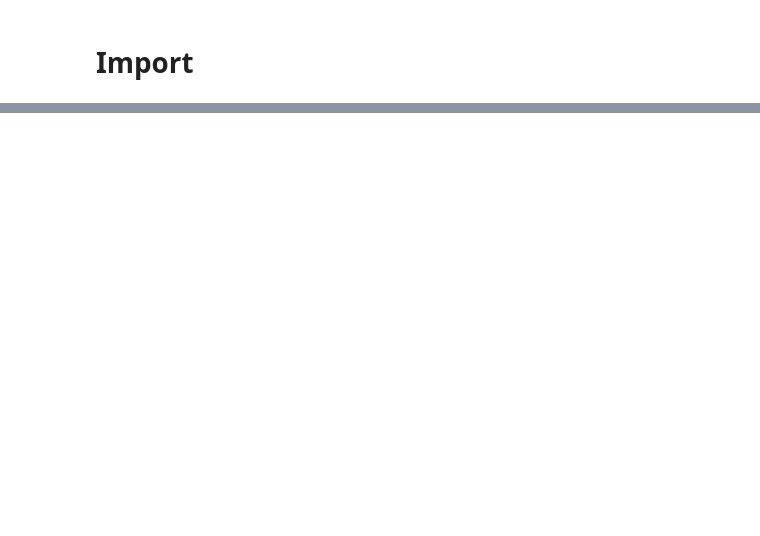
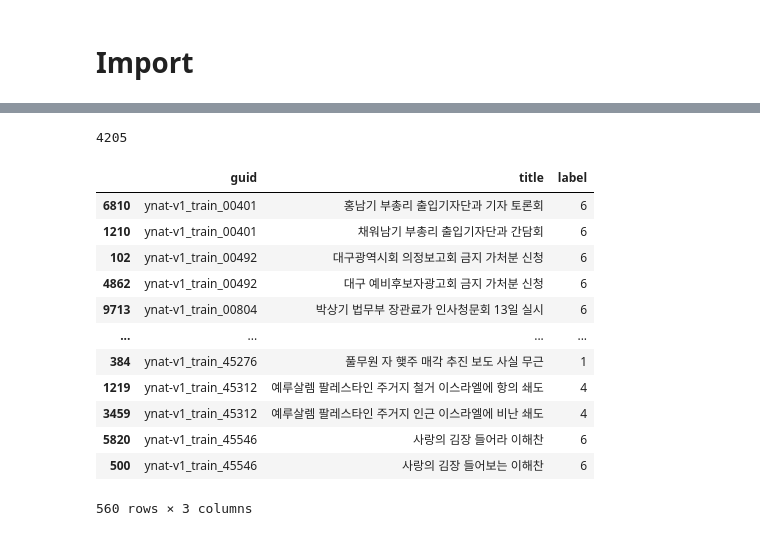
Before and after one commit to bbang3/korean-text-augmentation, a Jupyter notebook: bert_augmentation.ipynb, the cells around one changed output, grey strips where cells are left out. Drawn from its saved outputs; the diff is of its cells as text; code cells hidden in the pictures; blank space fills up the shorter version.

```diff
--- a/bert_augmentation.ipynb
+++ b/bert_augmentation.ipynb
@@ -129,0 +255,6 @@ augment_df.to_csv("dataset/train_aug_mlm.csv", index=False)
+# %%
+augment_df.drop_duplicates(subset=["title"], inplace=True)
+augment_df = augment_df[~augment_df["title"].isin(train_df["title"].tolist())]
+augment_df.drop(augment_df[augment_df["title"] == ""].index, inplace=True)
+augment_df.sort_values(by=["guid"], inplace=True, kind="mergesort")
+augment_df["guid"].value_counts()
@@ -129,0 +298,22 @@ augment_df.to_csv("dataset/train_aug_mlm.csv", index=False)
+# %%
+# Drop empty texts
+len(augment_df)
+# %% [output]
+4205
+# %%
+final_df = augment_df.groupby("guid").sample(n=2)
+final_df
+# %% [output]
+|  | guid | title | label |
+| 6810 | ynat-v1_train_00401 | 홍남기 부총리 출입기자단과 기자 토론회 | 6 |
+| 1210 | ynat-v1_train_00401 | 채워남기 부총리 출입기자단과 간담회 | 6 |
+| 102 | ynat-v1_train_00492 | 대구광역시회 의정보고회 금지 가처분 신청 | 6 |
+| 4862 | ynat-v1_train_00492 | 대구 예비후보자광고회 금지 가처분 신청 | 6 |
+| 9713 | ynat-v1_train_00804 | 박상기 법무부 장관료가 인사청문회 13일 실시 | 6 |
+| ... | ... | ... | ... |
+| 384 | ynat-v1_train_45276 | 풀무원 자 햊주 매각 추진 보도 사실 무근 | 1 |
+| 1219 | ynat-v1_train_45312 | 예루살렘 팔레스타인 주거지 철거 이스라엘에 항의 쇄도 | 4 |
+| 3459 | ynat-v1_train_45312 | 예루살렘 팔레스타인 주거지 인근 이스라엘에 비난 쇄도 | 4 |
+| 5820 | ynat-v1_train_45546 | 사랑의 김장 들어라 이해찬 | 6 |
+| 500 | ynat-v1_train_45546 | 사랑의 김장 들어보는 이해찬 | 6 |
+560 rows × 3 columns
```
Also changed, not shown: parts of 41 cells of this notebook.
